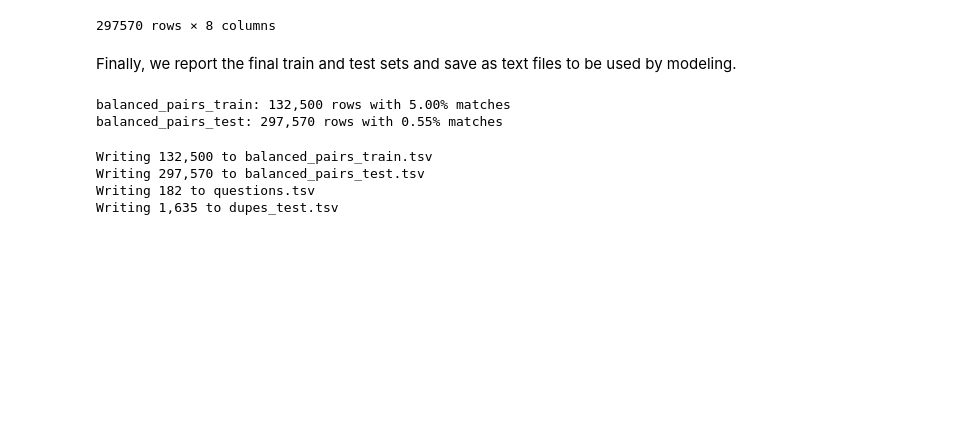
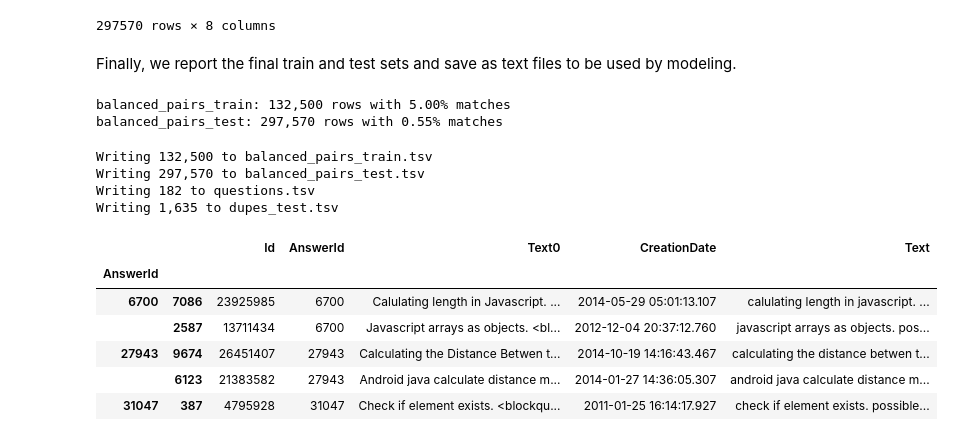
Before and after one commit to Azure/MLAKSDeployment, a Jupyter notebook: 00_Data_Prep.ipynb, the cells around one changed output. Cells and saved outputs as stored; diff of their text form; code cells hidden in the pictures; blank space fills up the shorter version.

Commit message:
Run 00. Add AnswerId to duplicate scoring.

```diff
--- a/00_Data_Prep.ipynb
+++ b/00_Data_Prep.ipynb
@@ -404,3 +404,13 @@ Writing 132,500 to balanced_pairs_train.tsv
 Writing 297,570 to balanced_pairs_test.tsv
 Writing 182 to questions.tsv
 Writing 1,635 to dupes_test.tsv
+# %%
+dupes_test.head()
+# %% [output]
+|  |  | Id | AnswerId | Text0 | CreationDate | Text |
+| AnswerId |  |  |  |  |  |  |
+| 6700 | 7086 | 23925985 | 6700 | Calulating length in Javascript. ... | 2014-05-29 05:01:13.107 | calulating length in javascript. ... |
+|  | 2587 | 13711434 | 6700 | Javascript arrays as objects. <bl... | 2012-12-04 20:37:12.760 | javascript arrays as objects. pos... |
+| 27943 | 9674 | 26451407 | 27943 | Calculating the Distance Betwen t... | 2014-10-19 14:16:43.467 | calculating the distance betwen t... |
+|  | 6123 | 21383582 | 27943 | Android java calculate distance m... | 2014-01-27 14:36:05.307 | android java calculate distance m... |
+| 31047 | 387 | 4795928 | 31047 | Check if element exists. <blockqu... | 2011-01-25 16:14:17.927 | check if element exists. possible... |
```
Also changed, not shown: parts of 4 cells of this notebook, 1 other file.
